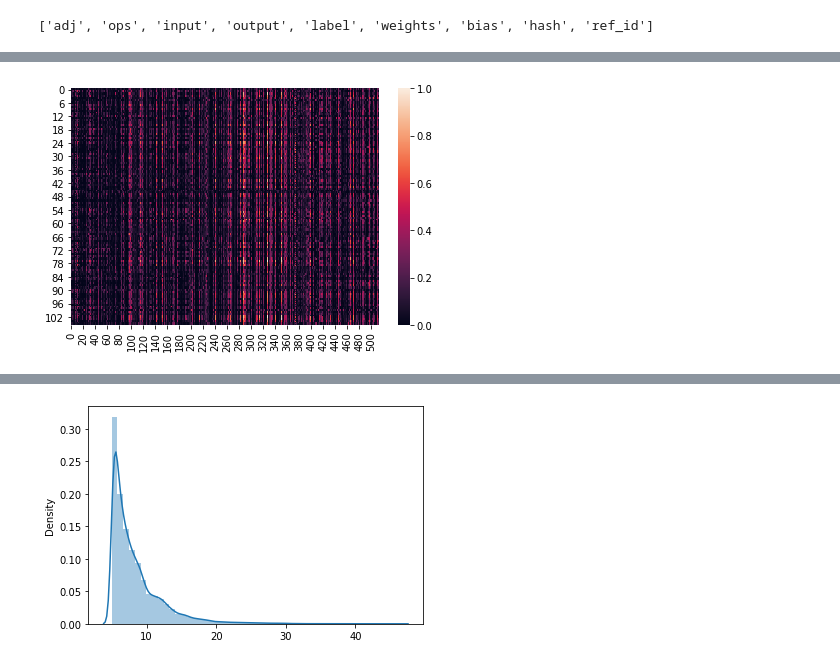
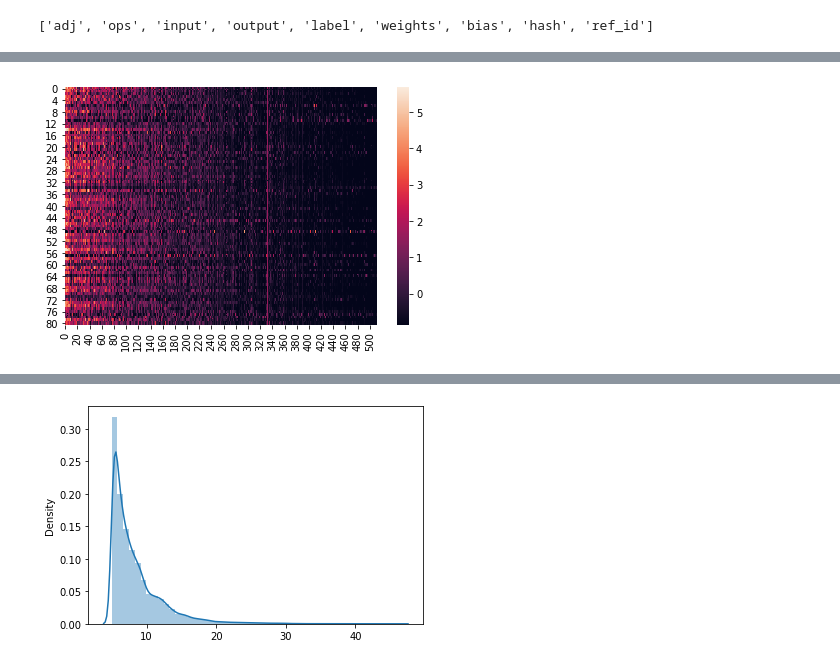
Before and after one commit to gabikadlecova/info-nas, a Jupyter notebook: notebooks/long_heatmaps.ipynb, the cells around one changed output, grey strips where cells are left out. Cells and saved outputs as stored; diff of their text form; code cells hidden in the pictures.

Commit message:
Finished playing with heatmaps.

```diff
--- a/notebooks/long_heatmaps.ipynb
+++ b/notebooks/long_heatmaps.ipynb
@@ -170,25 +167,29 @@ hashes2 = np.array(hashes2)
 # %%
 import matplotlib.pyplot as plt
 import seaborn as sns
 
-label = 7
+label = 0
 
 hashmap = hashes == hashes[1]
 labelmap = labels == label
 #omap = labelmap
 omap = np.logical_and(hashmap, labelmap)
 
 letadlo = outputs[omap][:]
 lmax = letadlo.max()
 
+lmean = letadlo.mean()
+lstd = letadlo.std()
+
 plt.figure()
-sns.heatmap(letadlo / lmax)
+#sns.heatmap(letadlo / lmax)
+sns.heatmap((letadlo - lmean)/ lstd)
 plt.tight_layout()
 plt.savefig(f"heatmap_all-net_{0}-data-label_{label}.png")
 plt.show()
 plt.close()
 # %% [output]
-[figure, old version]
+[figure, new version]
 # %%
 import matplotlib.pyplot as plt
 import seaborn as sns
```
Also changed, not shown: parts of 7 cells of this notebook, 2 other files.
